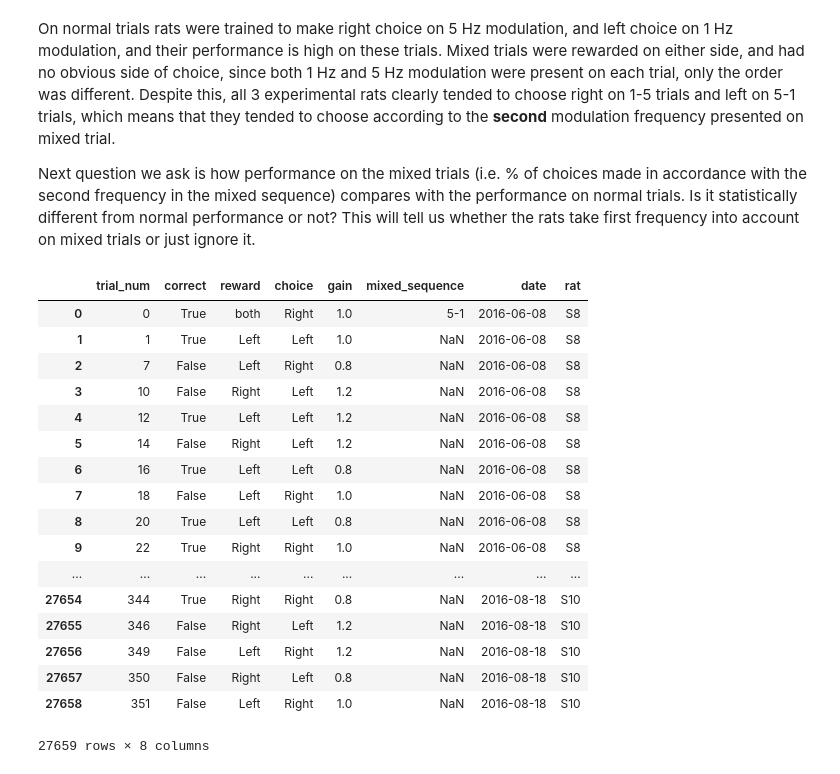
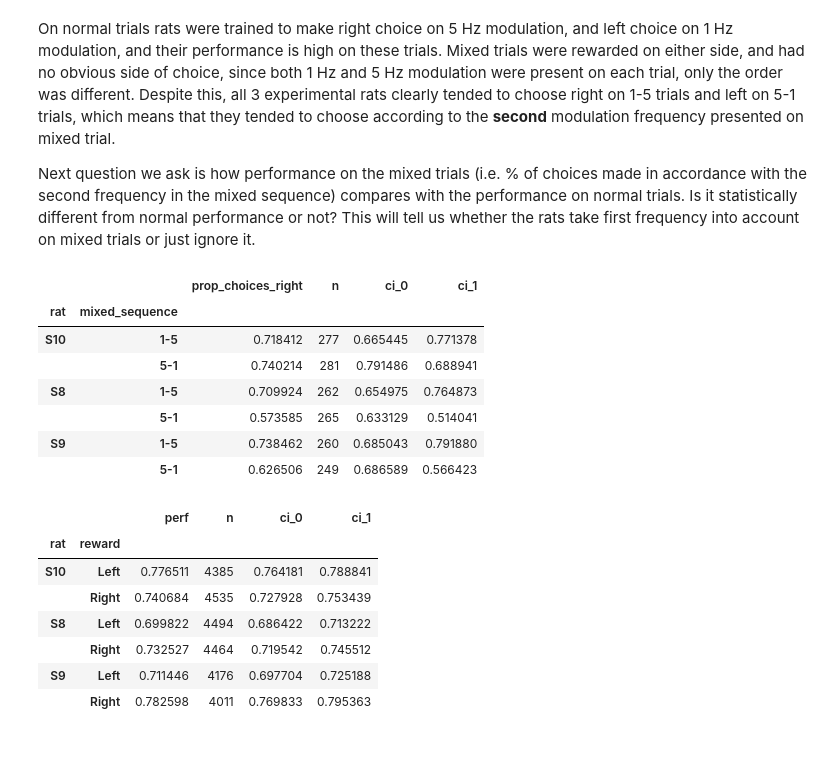
Before and after one commit to antopolskiy/code_showcase, a Jupyter notebook: rat_behavior_mixed_trials_analysis.ipynb, the cells around one changed output. Cells and saved outputs as stored; diff of their text form; code cells hidden in the pictures; blank space fills up the shorter version.

```diff
--- a/rat_behavior_mixed_trials_analysis.ipynb
+++ b/rat_behavior_mixed_trials_analysis.ipynb
@@ -108,24 +140,41 @@ plt.show()
 On normal trials rats were trained to make right choice on 5 Hz modulation, and left choice on 1 Hz modulation, and their performance is high on these trials. Mixed trials were rewarded on either side, and had no obvious side of choice, since both 1 Hz and 5 Hz modulation were present on each trial, only the order was different. Despite this, all 3 experimental rats clearly tended to choose right on 1-5 trials and left on 5-1 trials, which means that they tended to choose according to the **second** modulation frequency presented on mixed trial.
 
 Next question we ask is how performance on the mixed trials (i.e. % of choices made in accordance with the second frequency in the mixed sequence) compares with the performance on normal trials. Is it statistically different from normal performance or not? This will tell us whether the rats take first frequency into account on mixed trials or just ignore it.
-# %%
-trials
-# %% [output]
-|  | trial_num | correct | reward | choice | gain | mixed_sequence | date | rat |
-| 0 | 0 | True | both | Right | 1.0 | 5-1 | 2016-06-08 | S8 |
-| 1 | 1 | True | Left | Left | 1.0 | NaN | 2016-06-08 | S8 |
-| 2 | 7 | False | Left | Right | 0.8 | NaN | 2016-06-08 | S8 |
-| 3 | 10 | False | Right | Left | 1.2 | NaN | 2016-06-08 | S8 |
-| 4 | 12 | True | Left | Left | 1.2 | NaN | 2016-06-08 | S8 |
-| 5 | 14 | False | Right | Left | 1.2 | NaN | 2016-06-08 | S8 |
-| 6 | 16 | True | Left | Left | 0.8 | NaN | 2016-06-08 | S8 |
-| 7 | 18 | False | Left | Right | 1.0 | NaN | 2016-06-08 | S8 |
-| 8 | 20 | True | Left | Left | 0.8 | NaN | 2016-06-08 | S8 |
-| 9 | 22 | True | Right | Right | 1.0 | NaN | 2016-06-08 | S8 |
-| ... | ... | ... | ... | ... | ... | ... | ... | ... |
-| 27654 | 344 | True | Right | Right | 0.8 | NaN | 2016-08-18 | S10 |
-| 27655 | 346 | False | Right | Left | 1.2 | NaN | 2016-08-18 | S10 |
-| 27656 | 349 | False | Left | Right | 1.2 | NaN | 2016-08-18 | S10 |
-| 27657 | 350 | False | Right | Left | 0.8 | NaN | 2016-08-18 | S10 |
-| 27658 | 351 | False | Left | Right | 1.0 | NaN | 2016-08-18 | S10 |
-27659 rows × 8 columns
+# %%
+# covert % choices on mixed trials to performance as if second modulation
+# frequency should've been chosen
+
+prop_right.loc[idx[:,'5-1'],['prop_choices_right','ci_0','ci_1']] = \
+    1 - prop_right.loc[idx[:,'5-1'],['prop_choices_right','ci_0','ci_1']]
+
+prop_right
+# %% [output]
+|  |  | prop_choices_right | n | ci_0 | ci_1 |
+| rat | mixed_sequence |  |  |  |  |
+| S10 | 1-5 | 0.718412 | 277 | 0.665445 | 0.771378 |
+|  | 5-1 | 0.740214 | 281 | 0.791486 | 0.688941 |
+| S8 | 1-5 | 0.709924 | 262 | 0.654975 | 0.764873 |
+|  | 5-1 | 0.573585 | 265 | 0.633129 | 0.514041 |
+| S9 | 1-5 | 0.738462 | 260 | 0.685043 | 0.791880 |
+|  | 5-1 | 0.626506 | 249 | 0.686589 | 0.566423 |
+# %%
+# calculate performance (perf) on normal trials for each rat and number of trials (n)
+nt = trials.loc[trials.mixed_sequence.isnull()]
+nt_perf = nt.groupby(['rat','reward'])['correct'].apply(lambda x: prop_true(x,return_len=1))
+nt_perf = pandas_series_tuple_unpack(nt_perf, ['perf','n'])
+
+# calculate binomial confidence interval for performance
+for row in nt_perf.iterrows():
+    (nt_perf.loc[row[0],'ci_0'],nt_perf.loc[row[0],'ci_1']) = \
+    proportion_confint(row[1].n*row[1].perf,row[1].n,alpha=0.05)
+
+nt_perf
+# %% [output]
+|  |  | perf | n | ci_0 | ci_1 |
+| rat | reward |  |  |  |  |
+| S10 | Left | 0.776511 | 4385 | 0.764181 | 0.788841 |
+|  | Right | 0.740684 | 4535 | 0.727928 | 0.753439 |
+| S8 | Left | 0.699822 | 4494 | 0.686422 | 0.713222 |
+|  | Right | 0.732527 | 4464 | 0.719542 | 0.745512 |
+| S9 | Left | 0.711446 | 4176 | 0.697704 | 0.725188 |
+|  | Right | 0.782598 | 4011 | 0.769833 | 0.795363 |
```
Also changed, not shown: parts of 7 cells of this notebook.
